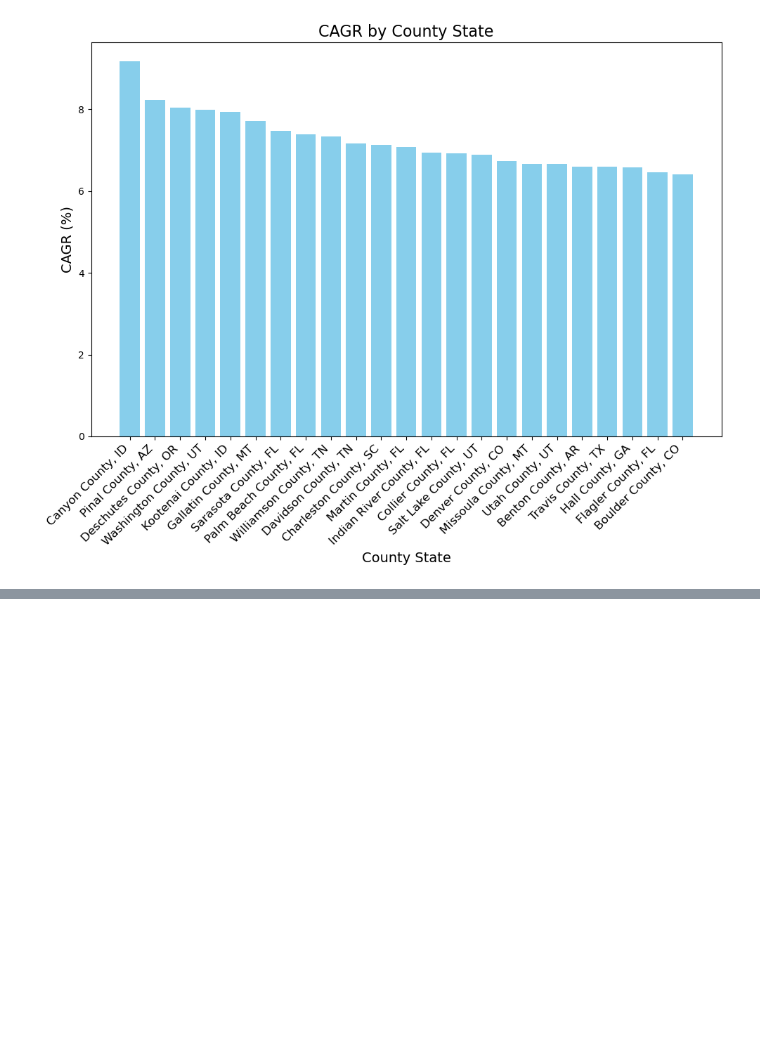
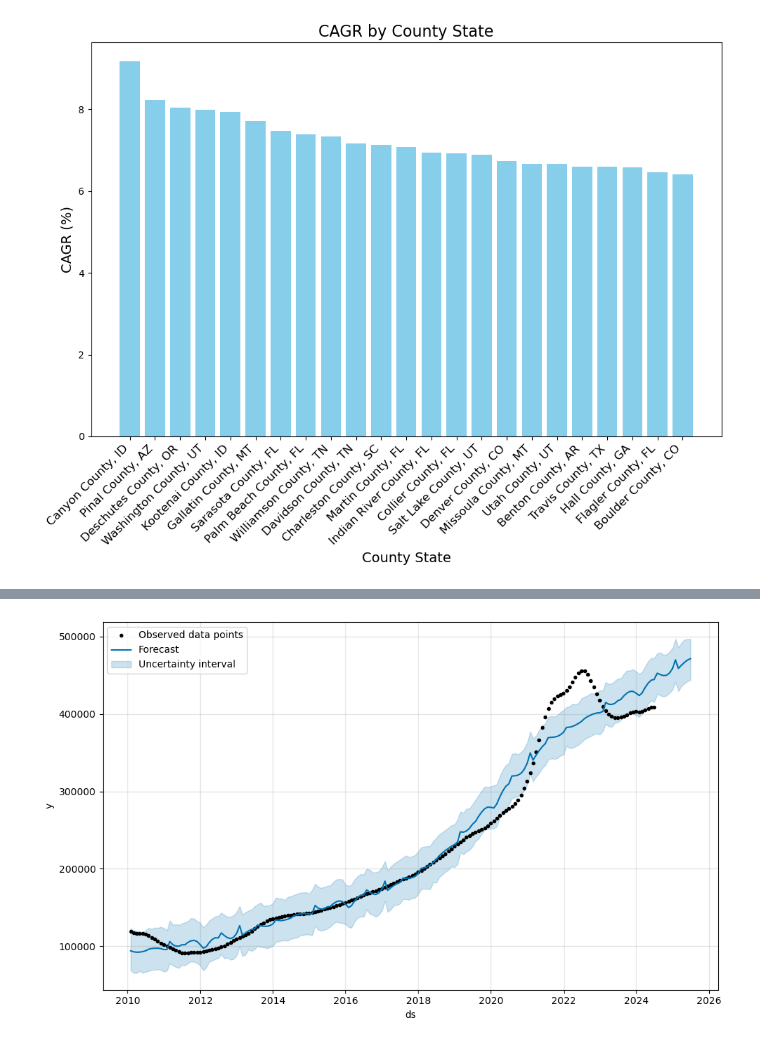
Before and after one commit to dfquinn23/Project_1, a Jupyter notebook: Zillow/top_counties_integ.ipynb, the cells around one changed output, grey strips where cells are left out. Drawn from its saved outputs; the diff is of its cells as text; code cells hidden in the pictures; blank space fills up the shorter version.

Commit message:
added some prophet modeling for #1 county

```diff
--- a/Zillow/top_counties_integ.ipynb
+++ b/Zillow/top_counties_integ.ipynb
@@ -298,0 +312,17 @@ plt.show()
+# %%
+# Prepare for Predictions
+canyon_county_id_df = county_data_df.iloc[[0]]
+pinal_county_az_df = county_data_df.iloc[[1]]
+deschutes_county_or_df = county_data_df.iloc[[2]]
+# %%
+# Drop the 'County_State' and 'CAGR' columns
+canyon_county_id_df = canyon_county_id_df.drop(columns=['County_State', 'CAGR'])
+
+# Melting the DataFrame to make 'ds' as date columns and 'y' as values
+prophet_canyon_county_df = canyon_county_id_df.melt(var_name='ds', value_name='y')
+
+# Converting 'ds' to datetime format
+prophet_canyon_county_df['ds'] = pd.to_datetime(prophet_canyon_county_df['ds'])
+
+# Display the new DataFrame ready for Prophet
+print(prophet_canyon_county_df.head())
@@ -298,0 +336,3 @@ plt.show()
+# %%
+# Calling the Prophet constructor and fitting the df
+model_canyon_county = Prophet().fit(prophet_canyon_county_df)
@@ -298,0 +342,8 @@ plt.show()
+# %%
+# Make future df
+future_canyon_county = model_canyon_county.make_future_dataframe(periods=12, freq='M')
+
+# Make Prediction
+forcast_canyon_county = model_canyon_county.predict(future_canyon_county)
+
+forcast_canyon_county.tail(15)
@@ -298,0 +367,5 @@ plt.show()
+# %%
+# Plot the Forcast
+fig_forcast_canyon_county = model_canyon_county.plot(forcast_canyon_county, include_legend=True)
+# %% [output]
+[figure, added]
```
Also changed, not shown: parts of 9 cells of this notebook.
